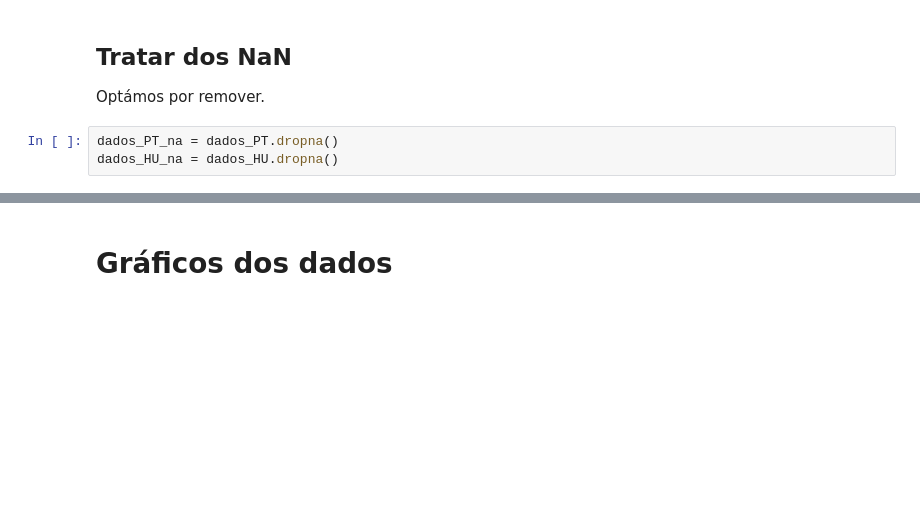
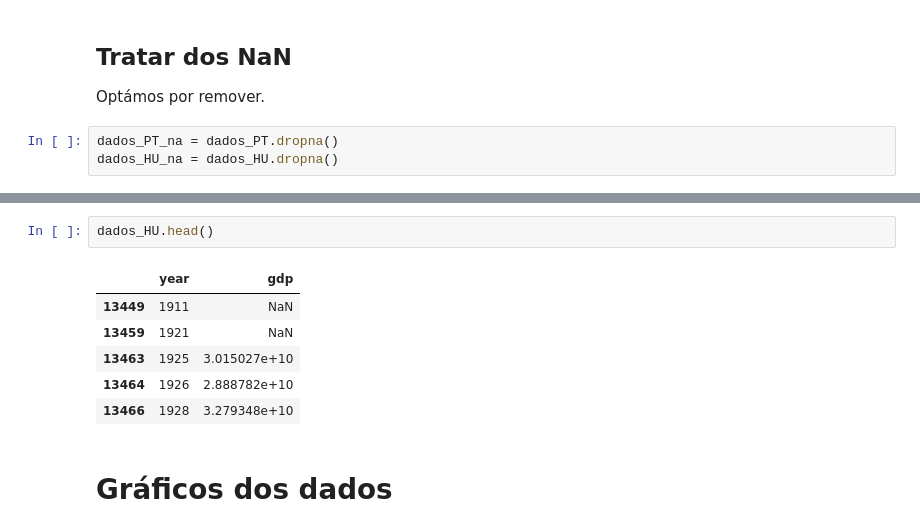
Before and after one commit to preis/anadi_2024, a Jupyter notebook: ficheiros/Trabalho 1/Trabalho 4.2 1.ipynb, the cells around one changed output, grey strips where cells are left out. Cells and saved outputs as stored; diff of their text form; blank space fills up the shorter version.

```diff
--- a/ficheiros/Trabalho 1/Trabalho 4.2 1.ipynb
+++ b/ficheiros/Trabalho 1/Trabalho 4.2 1.ipynb
@@ -37,3 +59,12 @@ dados_HU_na = dados_HU.dropna()
+# %%
+dados_HU.head()
+# %% [output]
+|  | year | gdp |
+| 13449 | 1911 | NaN |
+| 13459 | 1921 | NaN |
+| 13463 | 1925 | 3.015027e+10 |
+| 13464 | 1926 | 2.888782e+10 |
+| 13466 | 1928 | 3.279348e+10 |
 # %% [markdown]
 # Gráficos dos dados
 # %%
```
Also changed, not shown: parts of 6 cells of this notebook.
